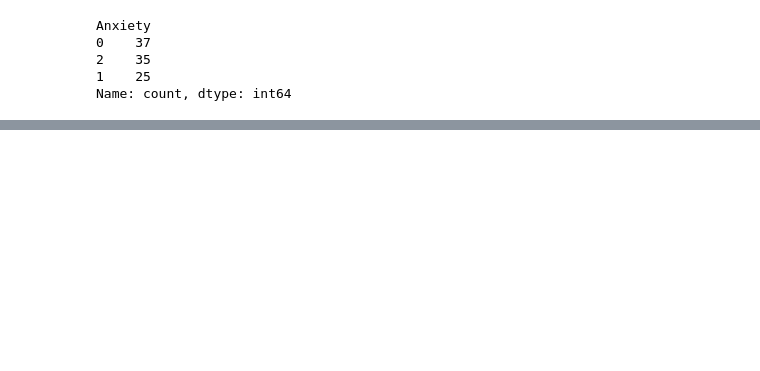
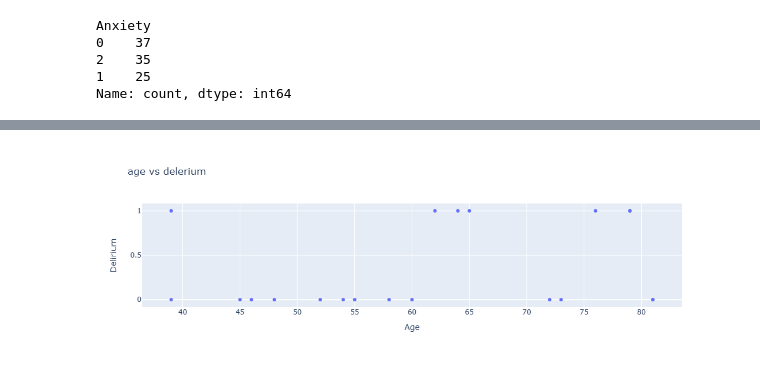
Before and after one commit to devika-dudo/Palliative-care, a Jupyter notebook: Invisible symptom prediction.ipynb, the cells around one changed output, grey strips where cells are left out. Cells and saved outputs as stored; diff of their text form; code cells hidden in the pictures; blank space fills up the shorter version.

```diff
--- a/Invisible symptom prediction.ipynb
+++ b/Invisible symptom prediction.ipynb
@@ -835,0 +864,4 @@ AttributeError: 'list' object has no attribute 'list'
+# %%
+scaler=MinMaxScaler()
+# %%
+scaler.fit(data_dropped)
@@ -835,0 +921,5 @@ AttributeError: 'list' object has no attribute 'list'
+# %%
+px.scatter(data_dropped.sample(20), title='age vs delerium',
+           x='Age',y='Delirium')
+# %% [output]
+[figure, added]
```
Also changed, not shown: parts of 60 cells of this notebook.
